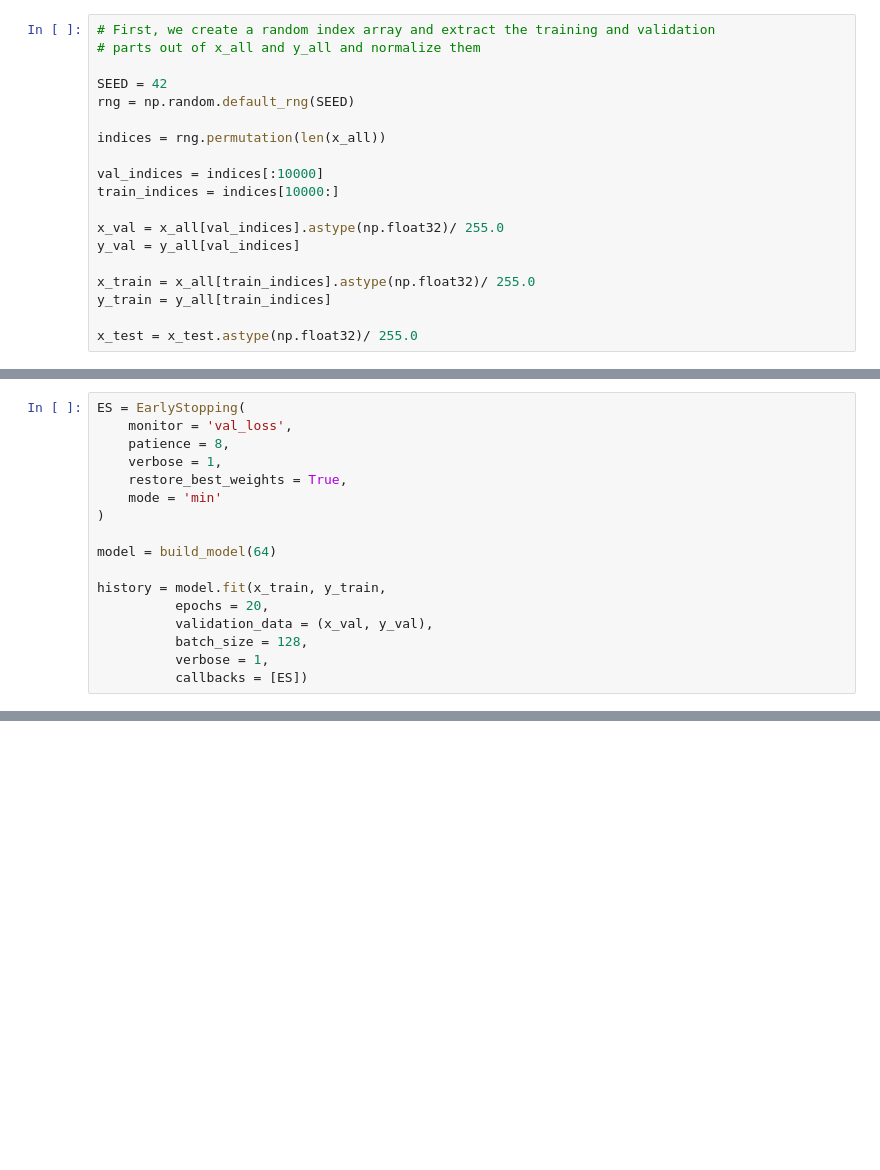
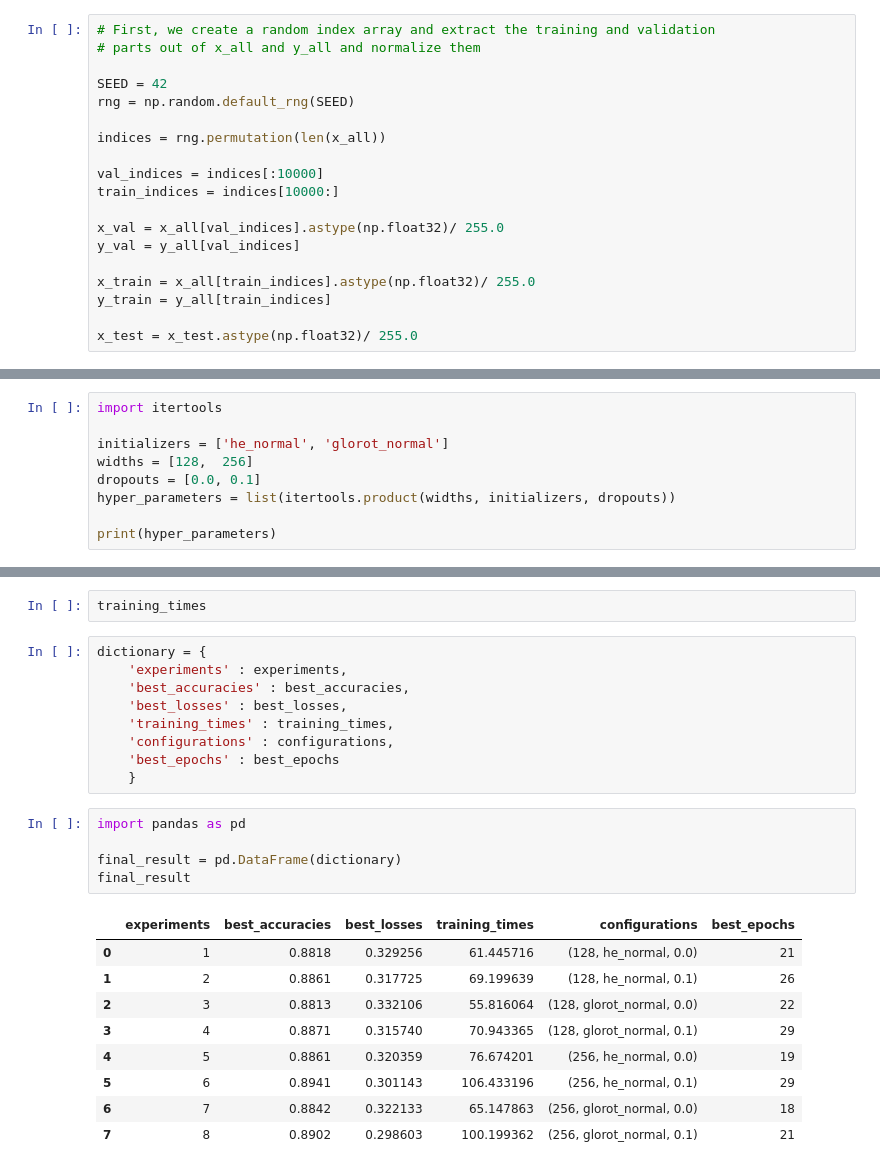
Before and after one commit to kuroshkarimi/Machine-Learning-and-Data-Analysis, a Jupyter notebook: Deep_Learning/Fashion_MNIST_1.ipynb, the cells around one changed output, grey strips where cells are left out. Drawn from its saved outputs; the diff is of its cells as text; blank space fills up the shorter version.

```diff
--- a/Deep_Learning/Fashion_MNIST_1.ipynb
+++ b/Deep_Learning/Fashion_MNIST_1.ipynb
@@ -128,20 +134,3 @@ def build_model(width):
       metrics = ['accuracy']
   )
   return model
-# %%
-ES = EarlyStopping(
-    monitor = 'val_loss',
-    patience = 8,
-    verbose = 1,
-    restore_best_weights = True,
-    mode = 'min'
-)
-
-model = build_model(64)
-
-history = model.fit(x_train, y_train,
-          epochs = 20,
-          validation_data = (x_val, y_val),
-          batch_size = 128,
-          verbose = 1,
-          callbacks = [ES])
@@ -206,0 +137,9 @@ for w in best_weights:
+# %%
+import itertools
+
+initializers = ['he_normal', 'glorot_normal']
+widths = [128,  256]
+dropouts = [0.0, 0.1]
+hyper_parameters = list(itertools.product(widths, initializers, dropouts))
+
+print(hyper_parameters)
@@ -206,0 +325,26 @@ for w in best_weights:
+# %%
+training_times
+# %%
+dictionary = {
+    'experiments' : experiments,
+    'best_accuracies' : best_accuracies,
+    'best_losses' : best_losses,
+    'training_times' : training_times,
+    'configurations' : configurations,
+    'best_epochs' : best_epochs
+    }
+# %%
+import pandas as pd
+
+final_result = pd.DataFrame(dictionary)
+final_result
+# %% [output]
+|  | experiments | best_accuracies | best_losses | training_times | configurations | best_epochs |
+| 0 | 1 | 0.8818 | 0.329256 | 61.445716 | (128, he_normal, 0.0) | 21 |
+| 1 | 2 | 0.8861 | 0.317725 | 69.199639 | (128, he_normal, 0.1) | 26 |
+| 2 | 3 | 0.8813 | 0.332106 | 55.816064 | (128, glorot_normal, 0.0) | 22 |
+| 3 | 4 | 0.8871 | 0.315740 | 70.943365 | (128, glorot_normal, 0.1) | 29 |
+| 4 | 5 | 0.8861 | 0.320359 | 76.674201 | (256, he_normal, 0.0) | 19 |
+| 5 | 6 | 0.8941 | 0.301143 | 106.433196 | (256, he_normal, 0.1) | 29 |
+| 6 | 7 | 0.8842 | 0.322133 | 65.147863 | (256, glorot_normal, 0.0) | 18 |
+| 7 | 8 | 0.8902 | 0.298603 | 100.199362 | (256, glorot_normal, 0.1) | 21 |
```
Also changed, not shown: parts of 8 cells of this notebook.
